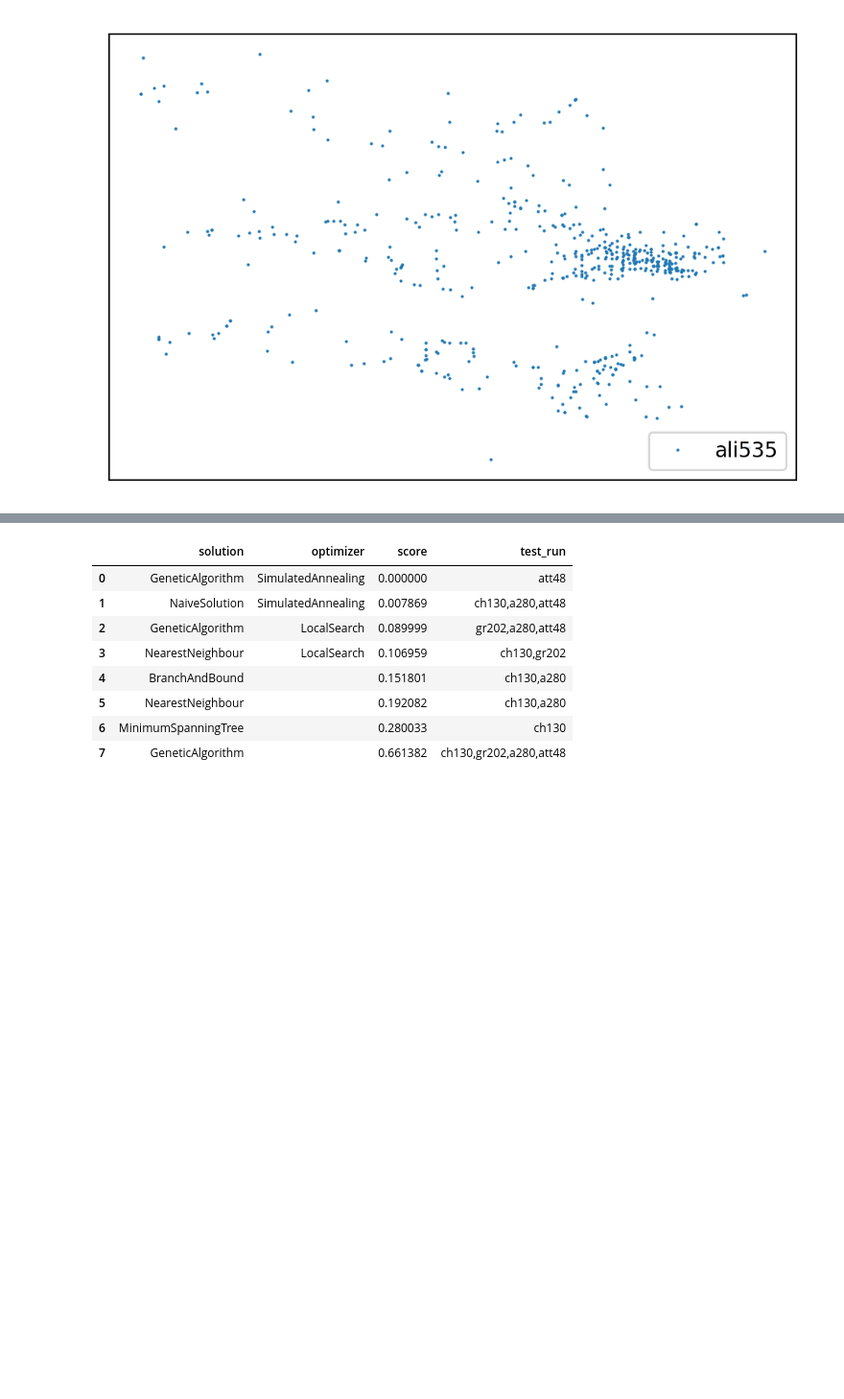
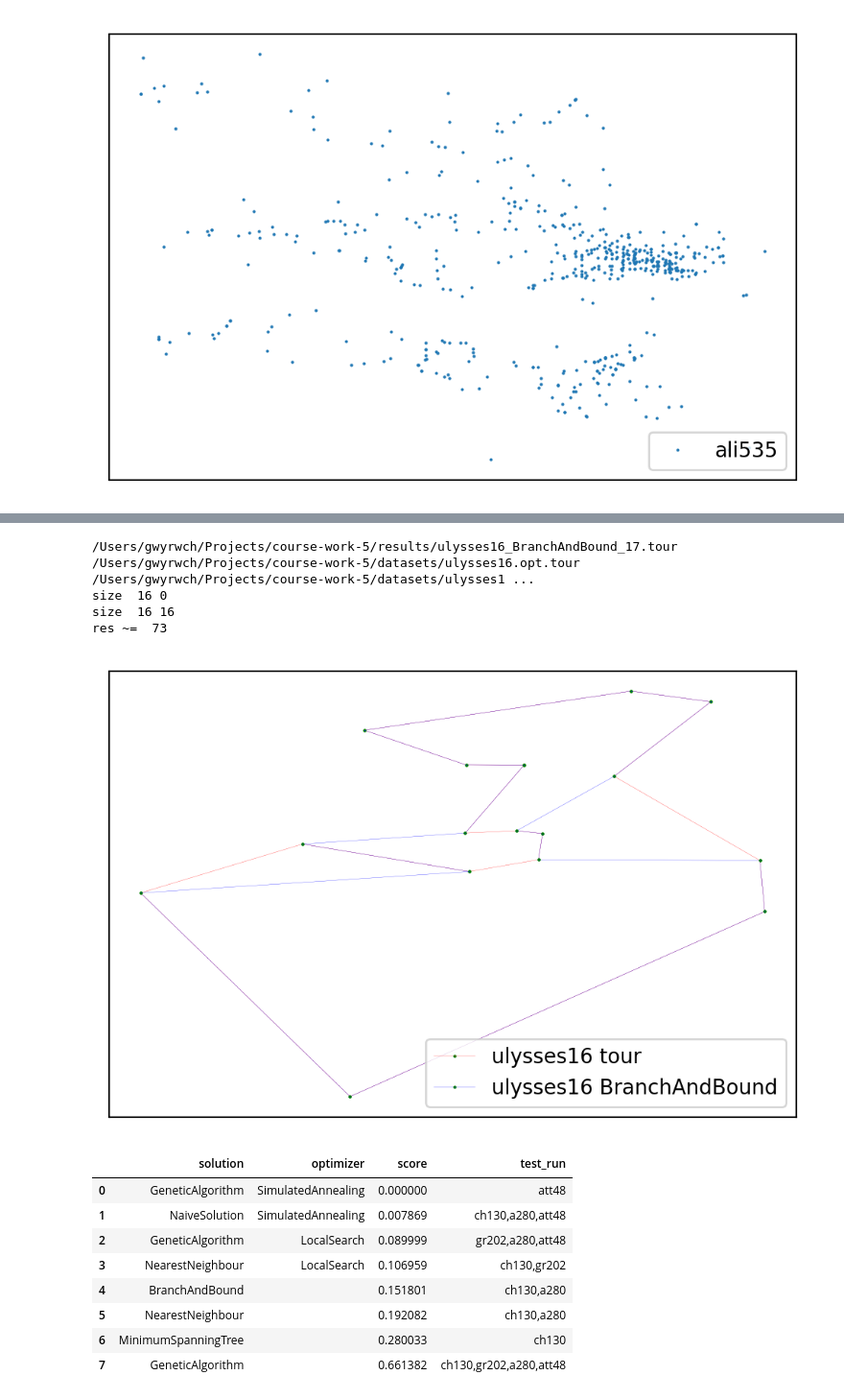
Before and after one commit to gwyrwch/travelling-salesman, a Jupyter notebook: research.ipynb, the cells around one changed output, grey strips where cells are left out. Shown at 96% size. Cells and saved outputs as stored; diff of their text form; code cells hidden in the pictures; blank space fills up the shorter version.

```diff
--- a/research.ipynb
+++ b/research.ipynb
@@ -425,3 +395,11 @@ def get_score_for_solution(solution):
+# %%
+plot_tour_by_testname_and_solution('ulysses16', 'BranchAndBound')
+# %% [output]
+/Users/gwyrwch/Projects/course-work-5/results/ulysses16_BranchAndBound_17.tour /Users/gwyrwch/Projects/course-work-5/datasets/ulysses16.opt.tour /Users/gwyrwch/Projects/course-work-5/datasets/ulysses1 ...
+size  16 0
+size  16 16
+res ~=  73
+[figure, added]
 # %%
 cols = ["solution", "optimizer", "score", "test_run"]
 df = pd.DataFrame(columns=cols)
```
Also changed, not shown: parts of 6 cells of this notebook, 12 other files.
